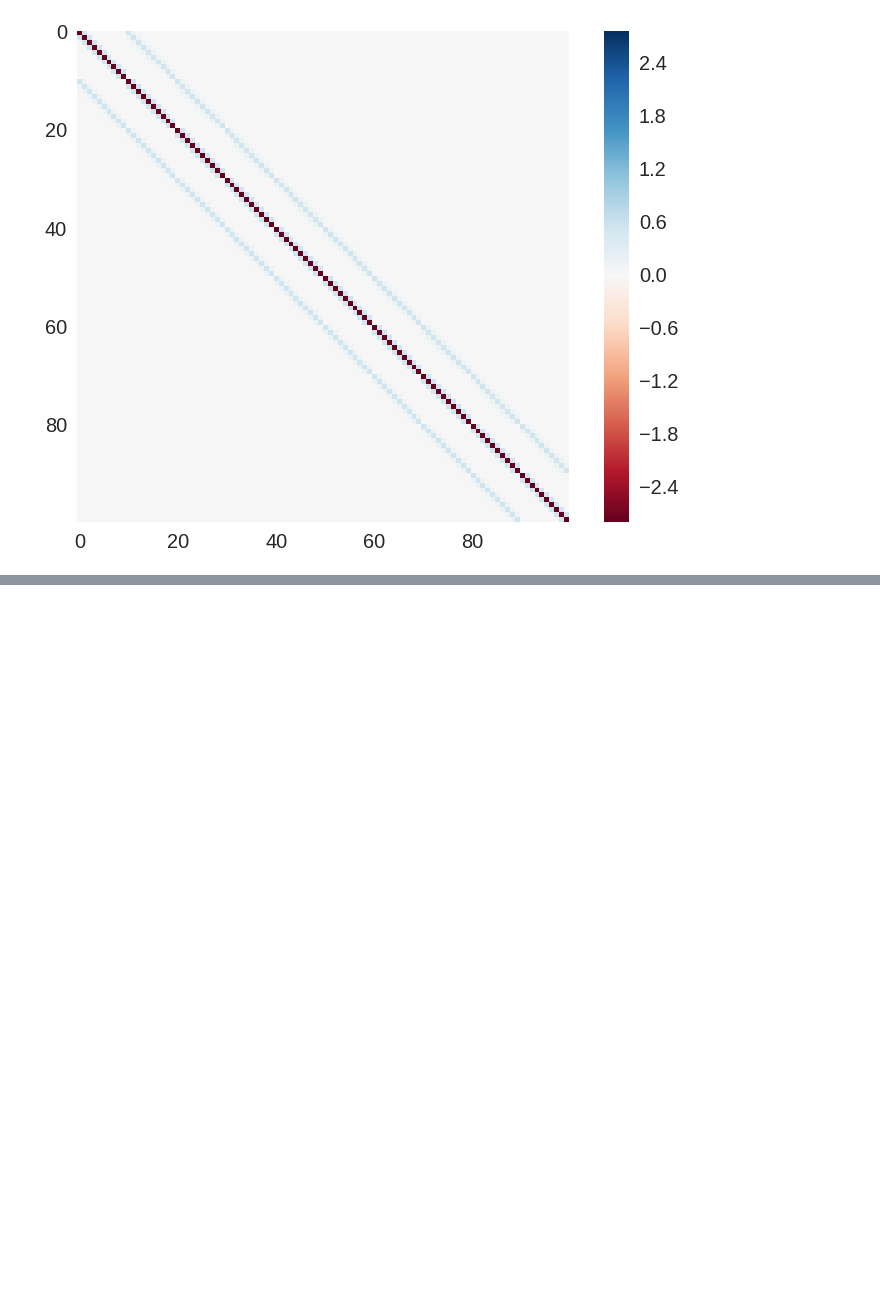
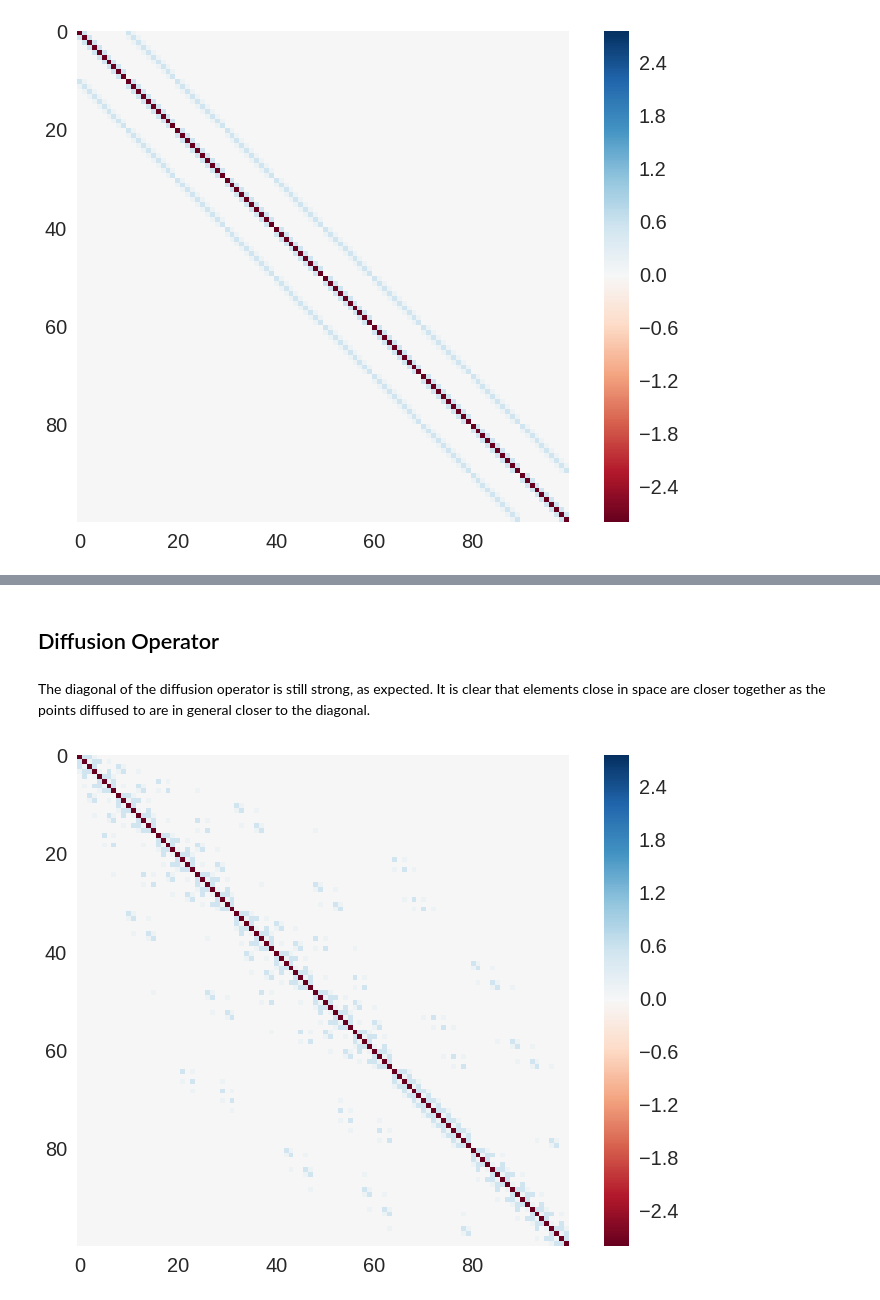
Before and after one commit to btweinstein/AC274, a Jupyter notebook: docs/2d_adr_implementation.ipynb, the cells around one changed output, grey strips where cells are left out. Drawn from its saved outputs; the diff is of its cells as text; code cells hidden in the pictures; blank space fills up the shorter version.

```diff
--- a/docs/2d_adr_implementation.ipynb
+++ b/docs/2d_adr_implementation.ipynb
@@ -170,0 +77,9 @@ for i in range(0, sol_in_time.shape[1], 10):
+# %% [markdown]
+## Diffusion Operator
+# %% [markdown]
+The diagonal of the diffusion operator is still strong, as expected. It is clear that elements close in space are closer together as the points diffused to are in general closer to the diagonal.
+# %%
+ski.io.imshow(sol.zeta)
+plt.grid(False)
+# %% [output]
+[figure, added]
```
Also changed, not shown: parts of 31 cells of this notebook.
